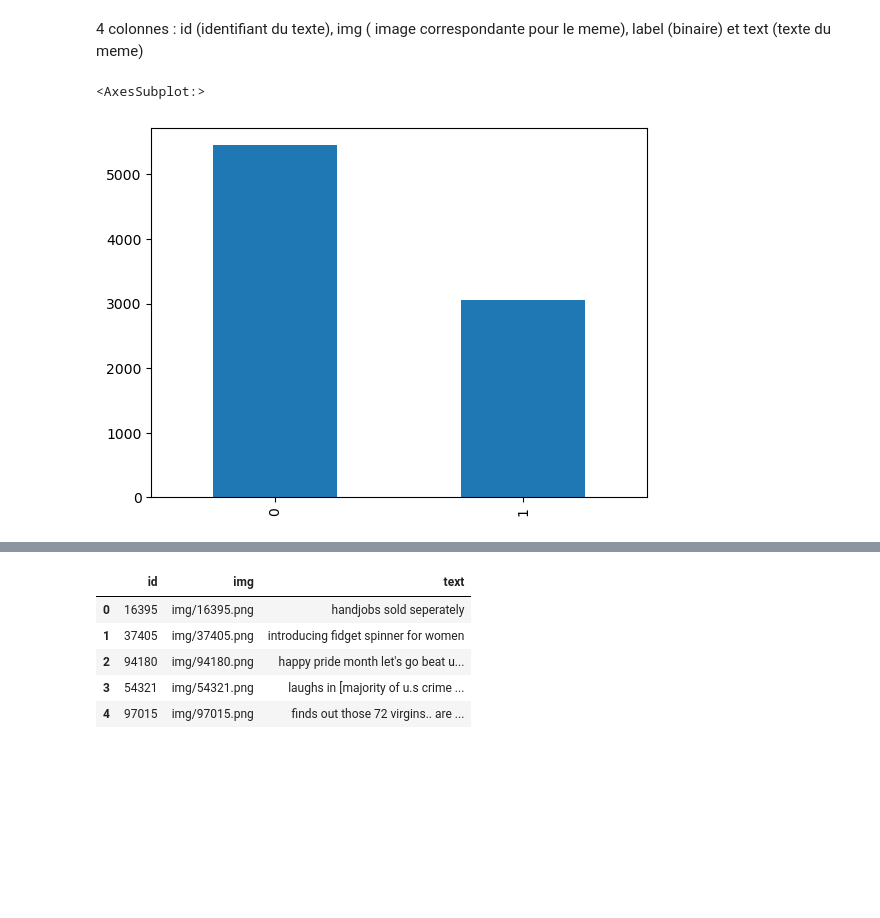
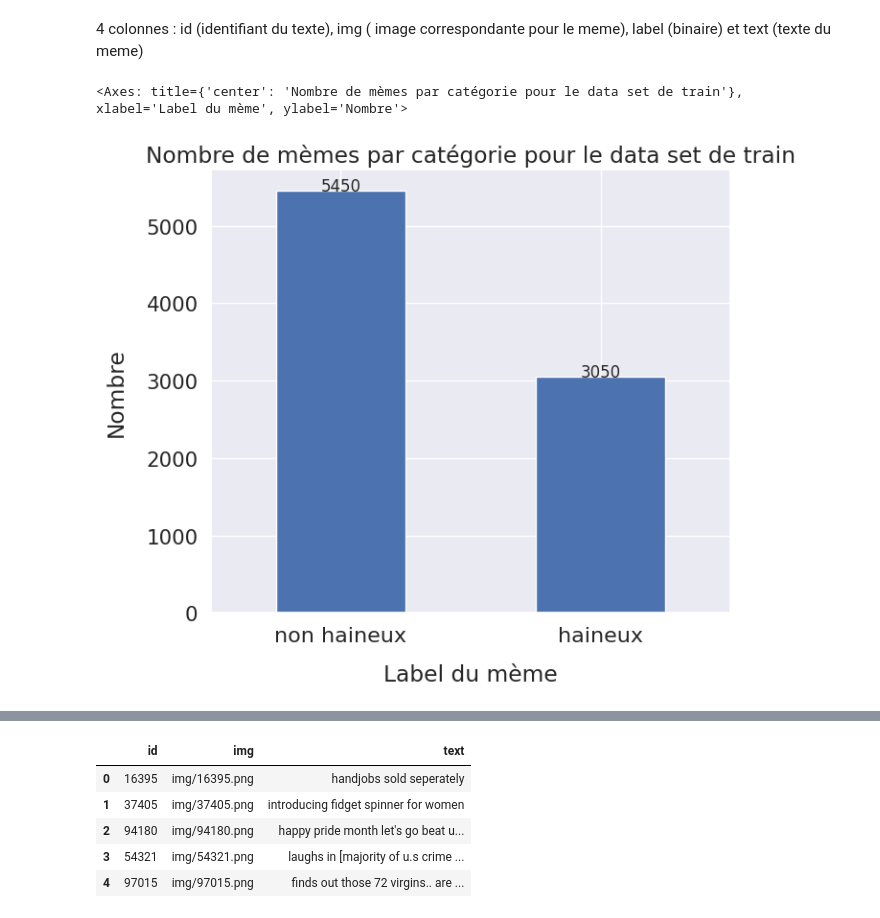
Before and after one commit to hlmth/statsapp, a Jupyter notebook: analyse_textuelle.ipynb, the cells around one changed output, grey strips where cells are left out. Saved outputs shown, nothing was run; the diff lists cells and outputs as text; code cells hidden in the pictures; blank space fills up the shorter version.

Commit message:
Modif bar plot

```diff
--- a/analyse_textuelle.ipynb
+++ b/analyse_textuelle.ipynb
@@ -6,4 +18,5 @@ import re, string
 # %%
-train = pd.read_json("train.jsonl",lines=True)
-test = pd.read_json("test.jsonl",lines=True)
-dev = pd.read_json("dev.jsonl",lines=True)
+root_dir = '/content/drive/MyDrive/data'
+train = pd.read_json(f"{root_dir}/{'train'}.jsonl", lines=True)
+test = pd.read_json(f"{root_dir}/{'test'}.jsonl", lines=True)
+dev = pd.read_json(f"{root_dir}/{'dev'}.jsonl", lines=True)
@@ -18,8 +33,3 @@ train.head()
 | 4 | 82403 | img/82403.png | 0 | everybody loves chocolate chip co... |
 # %% [markdown]
 4 colonnes : id (identifiant du texte), img ( image correspondante pour le meme), label (binaire) et text (texte du meme)
-# %%
-train["label"].value_counts().plot(kind="bar")
-# %% [output]
-<AxesSubplot:>
-[figure, removed]
@@ -30,0 +36,24 @@ plt.imshow(meme)
+# %%
+def get_df_name(df):
+    name =[x for x in globals() if globals()[x] is df][0]
+    return name
+
+def infos(data_set):
+    sns.set(font_scale=1.4)
+    label_dict = {0: 'non haineux', 1: 'haineux'}
+    data_set['label'] = data_set['label'].replace(label_dict)
+    plot = data_set['label'].value_counts().plot(kind="bar", figsize=(7, 6), rot=0)
+    plt.title("Nombre de mèmes par catégorie pour le data set de " + get_df_name(data_set))
+    plt.xlabel("Label du mème", labelpad=14)
+    plt.ylabel("Nombre", labelpad=14)
+    plt.xticks(fontsize=16)
+
+    for i, val in enumerate(data_set['label'].value_counts().values):
+        plot.text(i, val+1, str(val), fontsize=12, horizontalalignment='center')
+
+    return plot
+# %%
+infos(train)
+# %% [output]
+<Axes: title={'center': 'Nombre de mèmes par catégorie pour le data set de train'}, xlabel='Label du mème', ylabel='Nombre'>
+[figure, added]
```
Also changed, not shown: parts of 15 cells of this notebook.
